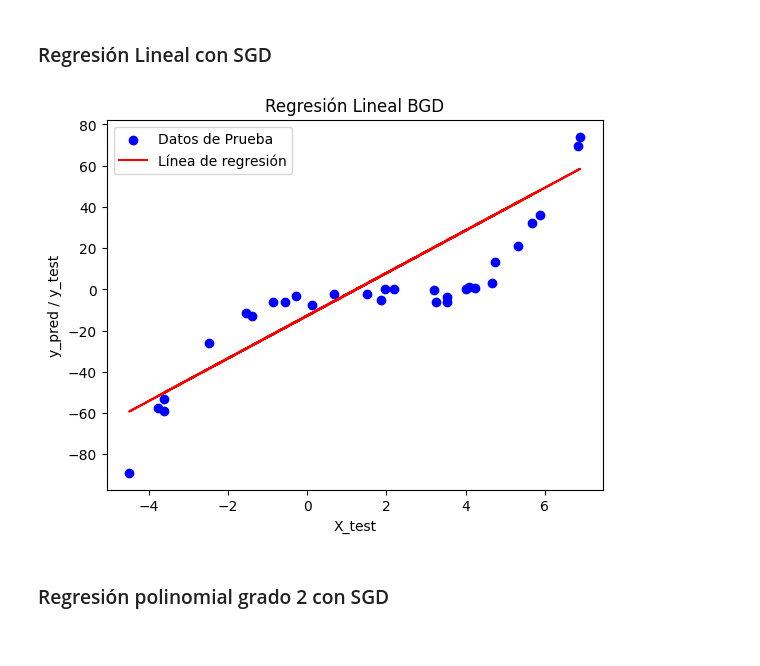
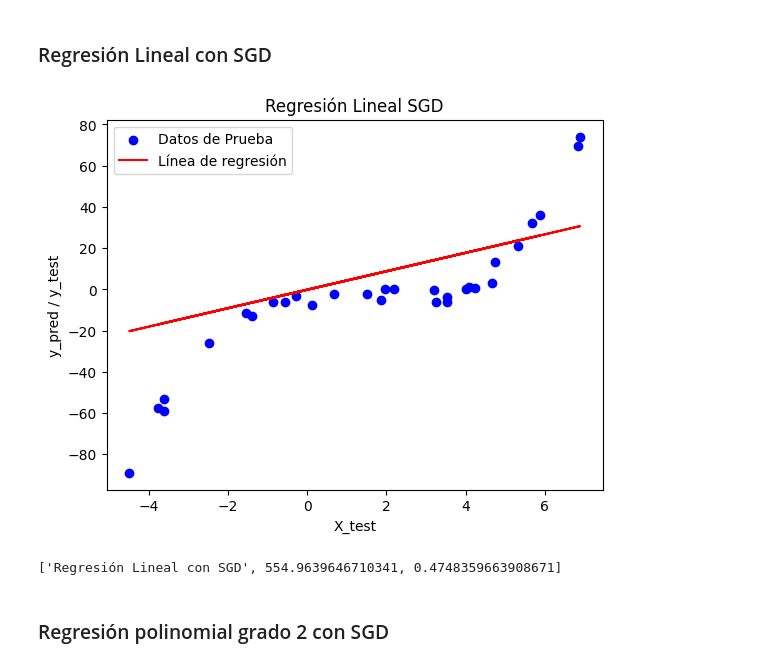
Before and after one commit to daniel692a/ml-and-ai, a Jupyter notebook: polinomial/4-polinomial.ipynb, the cells around one changed output. Cells and saved outputs as stored; diff of their text form; code cells hidden in the pictures.

```diff
--- a/polinomial/4-polinomial.ipynb
+++ b/polinomial/4-polinomial.ipynb
@@ -48,2 +51,8 @@ plt.show()
 # %% [markdown]
 ### Regresión polinomial grado 2 con OLS
+# %%
+poly_reg_model_2 = make_pipeline(PolynomialFeatures(degree=2, include_bias=False), LinearRegression())
+poly_reg_model_2.fit(X_train, y_train)
+
+y_pred = poly_reg_model_2.predict(X_test)
+ols_2_data = ['Regresión Polinomial de grado 2 con OLS', mean_squared_error(y_test, y_pred), r2_score(y_test, y_pred)]
@@ -71,3 +86,10 @@ plt.show()
 [figure]
 # %% [markdown]
 ### Regresión polinomial grado 3 con OLS
+# %%
+poly_reg_model_3 = make_pipeline(PolynomialFeatures(degree=3, include_bias=False), LinearRegression())
+poly_reg_model_3.fit(X_train, y_train)
+
+y_pred = poly_reg_model_3.predict(X_test)
+ols_3_data = ['Regresión Polinomial de grado 3 con OLS', mean_squared_error(y_test, y_pred), r2_score(y_test, y_pred)]
+ols_3_data
@@ -96,21 +122,25 @@ plt.show()
 # %% [markdown]
 ### Regresión Lineal con SGD
 # %%
-sgdr = SGDRegressor()
+sgdr = SGDRegressor(learning_rate='constant', eta0=0.0000001, max_iter = 10000)
 sgdr.fit(X_train, y_train)
 
 y_pred = sgdr.predict(X_test)
 
 sgd_data = ['Regresión Lineal con SGD', mean_squared_error(y_test, y_pred), r2_score(y_test, y_pred)]
 
 plt.scatter(X_test, y_test, color='blue', label='Datos de Prueba')
 plt.plot(X_test, y_pred, color='red', label='Línea de regresión')
 plt.xlabel('X_test')
 plt.ylabel('y_pred / y_test')
-plt.title('Regresión Lineal BGD')
+plt.title('Regresión Lineal SGD')
 plt.legend()
 plt.show()
 # %% [output]
-[figure, old version]
+[figure, new version]
+# %%
+sgd_data
+# %% [output]
+['Regresión Lineal con SGD', 554.9639646710341, 0.4748359663908671]
 # %% [markdown]
 ### Regresión polinomial grado 2 con SGD
```
Also changed, not shown: parts of 21 cells of this notebook.
